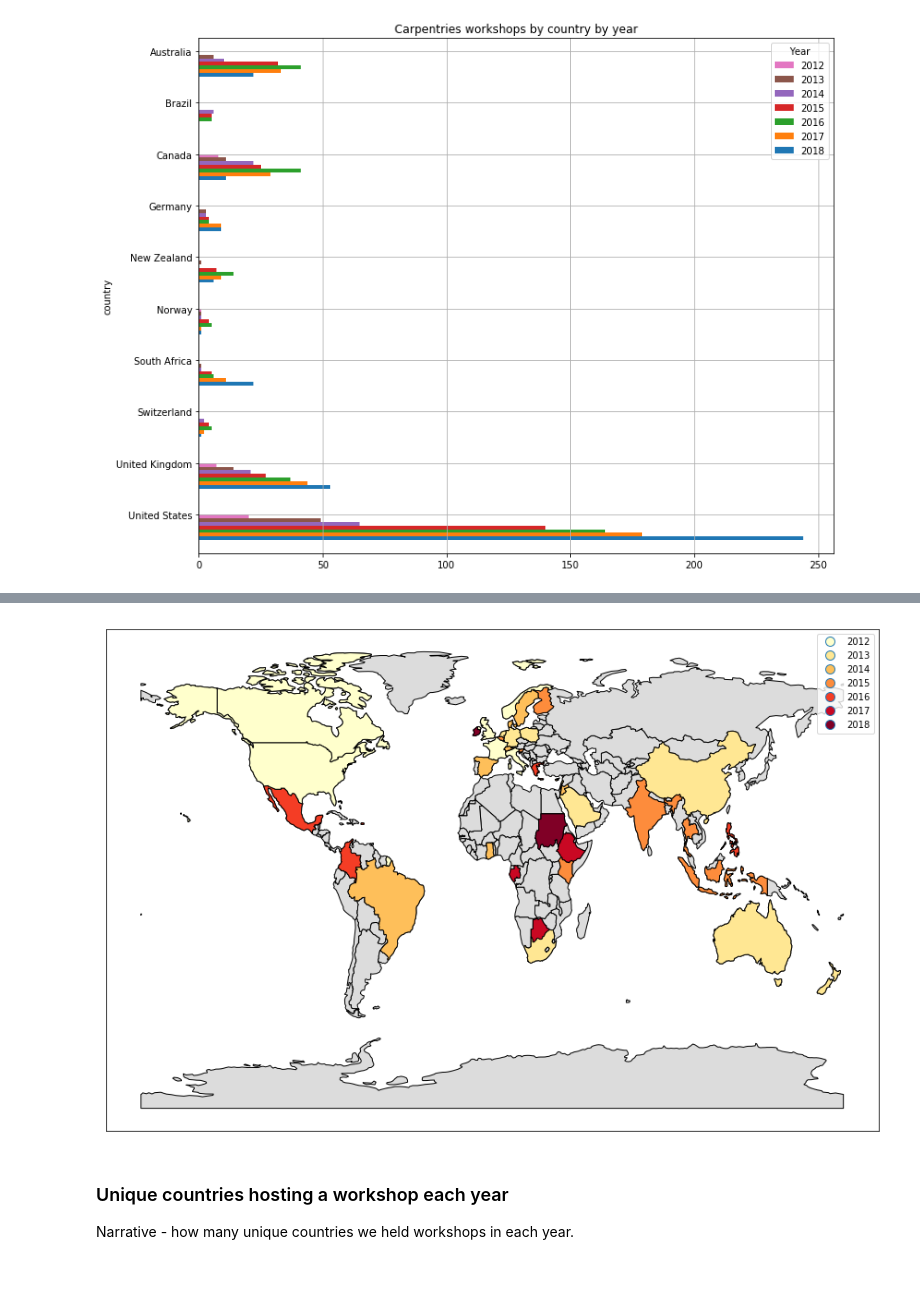
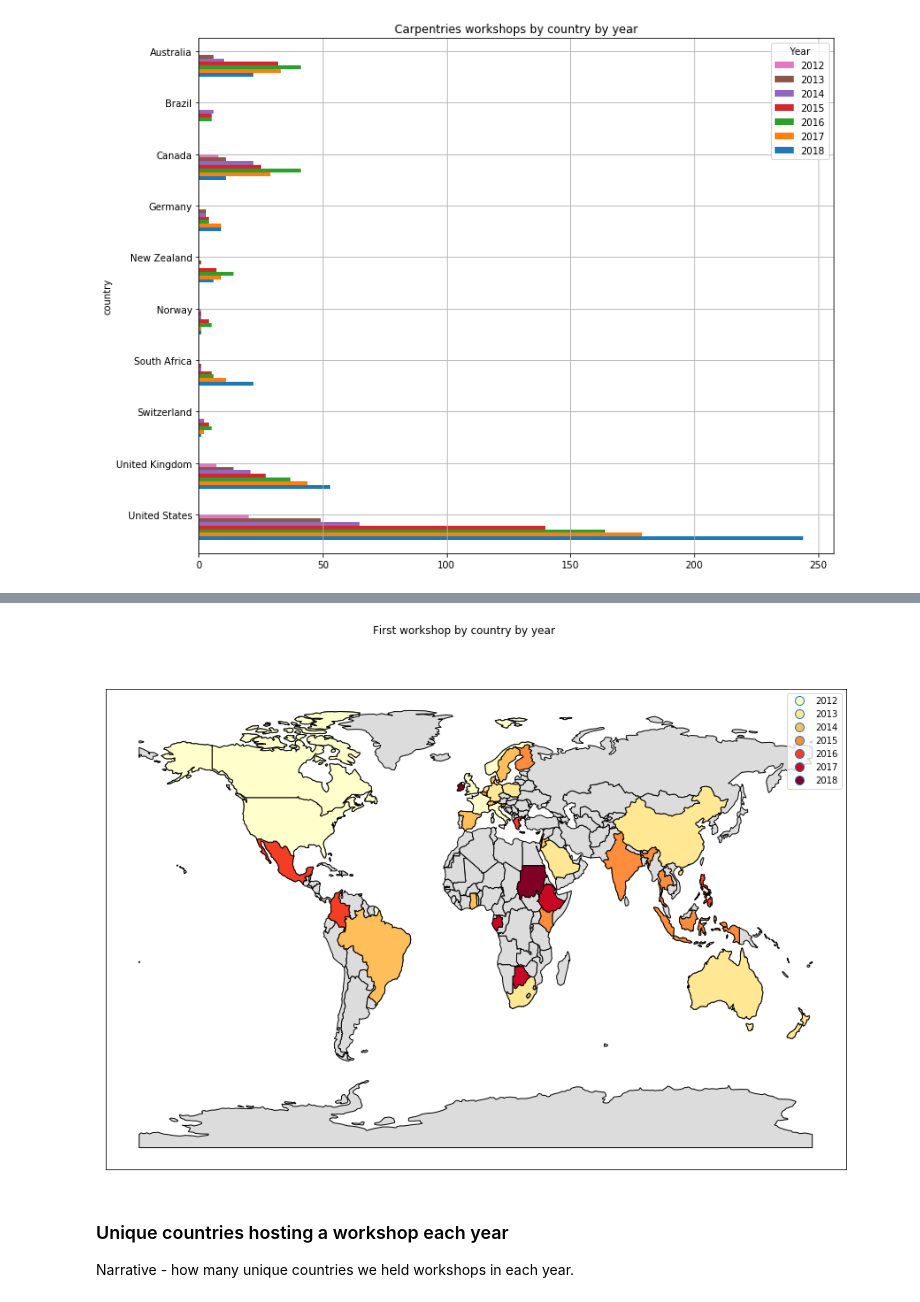
Before and after one commit to carpentries/assessment, a Jupyter notebook: programmatic-assessment/workshops/final_report_outline.ipynb, the cells around one changed output, grey strips where cells are left out. Saved outputs shown, nothing was run; the diff lists cells and outputs as text; code cells hidden in the pictures; blank space fills up the shorter version.

Commit message:
fix maps for workshops, instrucotrs

```diff
--- a/programmatic-assessment/workshops/final_report_outline.ipynb
+++ b/programmatic-assessment/workshops/final_report_outline.ipynb
@@ -326,34 +329,36 @@ first_workshop.rename(columns={'country':'name'}, inplace=True)
 # Merge first_workshop df and geodata df to a df used for map
 first_wkshp_map = pd.merge(world, first_workshop, on='name', how='left')
 
 # Create map canvas
 fig, ax = plt.subplots(figsize=(15,10))
 
 
 # Fill NAs with Zero so map can read
 first_wkshp_map.fillna(0, inplace=True)
 
 # Drop the zero values so they are not in the legend or color scale
 first_wkshp_map = first_wkshp_map[(first_wkshp_map.year != 0)]
 
+fig.suptitle('First workshop by country by year')
+
 # Years as ints, not floats
 first_wkshp_map['year'] = first_wkshp_map['year'] .astype(int)
 
 # Plot basemap all in gray
 world.plot(ax=ax, color='#DCDCDC', edgecolor='black')
 
 
 # Overlay plot of countries in color scale
 first_wkshp_map.plot(ax=ax, column='year', categorical=True, legend=True, cmap="YlOrRd", edgecolor = 'black')
 
 # Drop x & y axis ticks
 plt.xticks([], [])
 plt.yticks([], [])
 
 
 plt.show()
 # %% [output]
-[figure, old version]
+[figure, new version]
 # %% [markdown]
 ### Unique countries hosting a workshop each year
 
```
Also changed, not shown: parts of 6 cells of this notebook.
